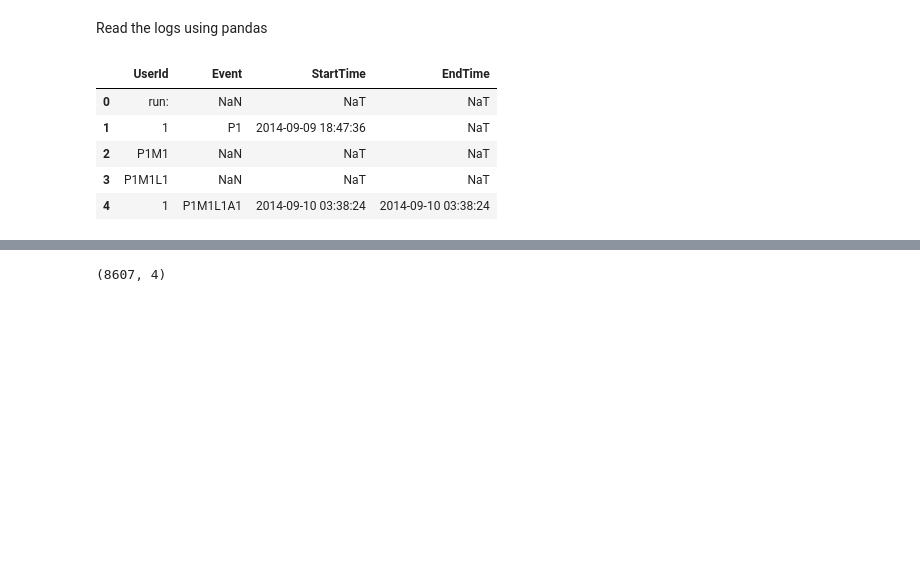
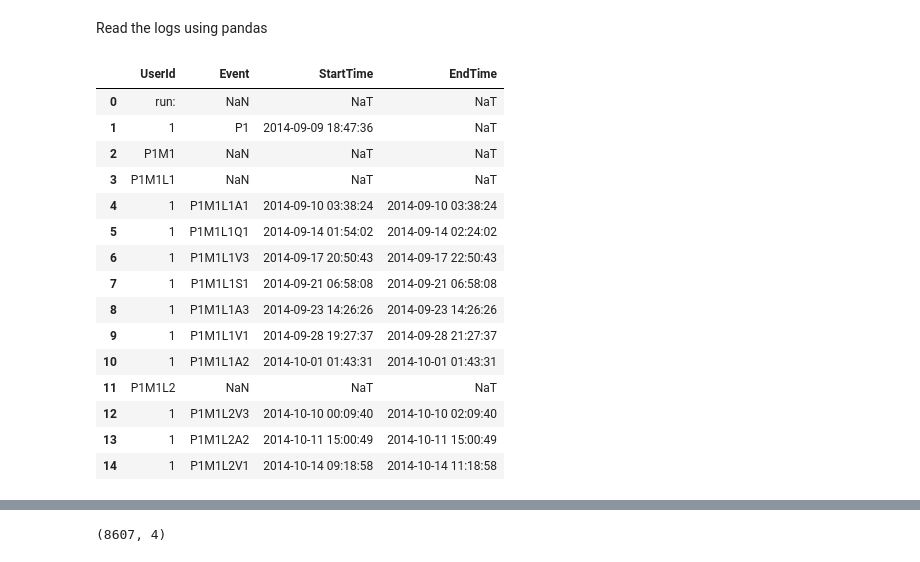
Before and after one commit to dalonlobo/gl-capstone, a Jupyter notebook: LogsParser/Log Parser.ipynb, the cells around one changed output, grey strips where cells are left out. Cells and saved outputs as stored; diff of their text form; code cells hidden in the pictures; blank space fills up the shorter version.

```diff
--- a/LogsParser/Log Parser.ipynb
+++ b/LogsParser/Log Parser.ipynb
@@ -11,13 +11,23 @@ df = pd.read_csv("EventLog1.txt", sep=',', header=None, \
                     parse_dates=[2, 3], infer_datetime_format=True)
 # %%
 # Read the data
-df.head()
+df.head(15)
 # %% [output]
 |  | UserId | Event | StartTime | EndTime |
 | 0 | run: | NaN | NaT | NaT |
 | 1 | 1 | P1 | 2014-09-09 18:47:36 | NaT |
 | 2 | P1M1 | NaN | NaT | NaT |
 | 3 | P1M1L1 | NaN | NaT | NaT |
 | 4 | 1 | P1M1L1A1 | 2014-09-10 03:38:24 | 2014-09-10 03:38:24 |
+| 5 | 1 | P1M1L1Q1 | 2014-09-14 01:54:02 | 2014-09-14 02:24:02 |
+| 6 | 1 | P1M1L1V3 | 2014-09-17 20:50:43 | 2014-09-17 22:50:43 |
+| 7 | 1 | P1M1L1S1 | 2014-09-21 06:58:08 | 2014-09-21 06:58:08 |
+| 8 | 1 | P1M1L1A3 | 2014-09-23 14:26:26 | 2014-09-23 14:26:26 |
+| 9 | 1 | P1M1L1V1 | 2014-09-28 19:27:37 | 2014-09-28 21:27:37 |
+| 10 | 1 | P1M1L1A2 | 2014-10-01 01:43:31 | 2014-10-01 01:43:31 |
+| 11 | P1M1L2 | NaN | NaT | NaT |
+| 12 | 1 | P1M1L2V3 | 2014-10-10 00:09:40 | 2014-10-10 02:09:40 |
+| 13 | 1 | P1M1L2A2 | 2014-10-11 15:00:49 | 2014-10-11 15:00:49 |
+| 14 | 1 | P1M1L2V1 | 2014-10-14 09:18:58 | 2014-10-14 11:18:58 |
 # %%
 df.dropna(inplace=True)
```
Also changed, not shown: parts of 19 cells of this notebook.
